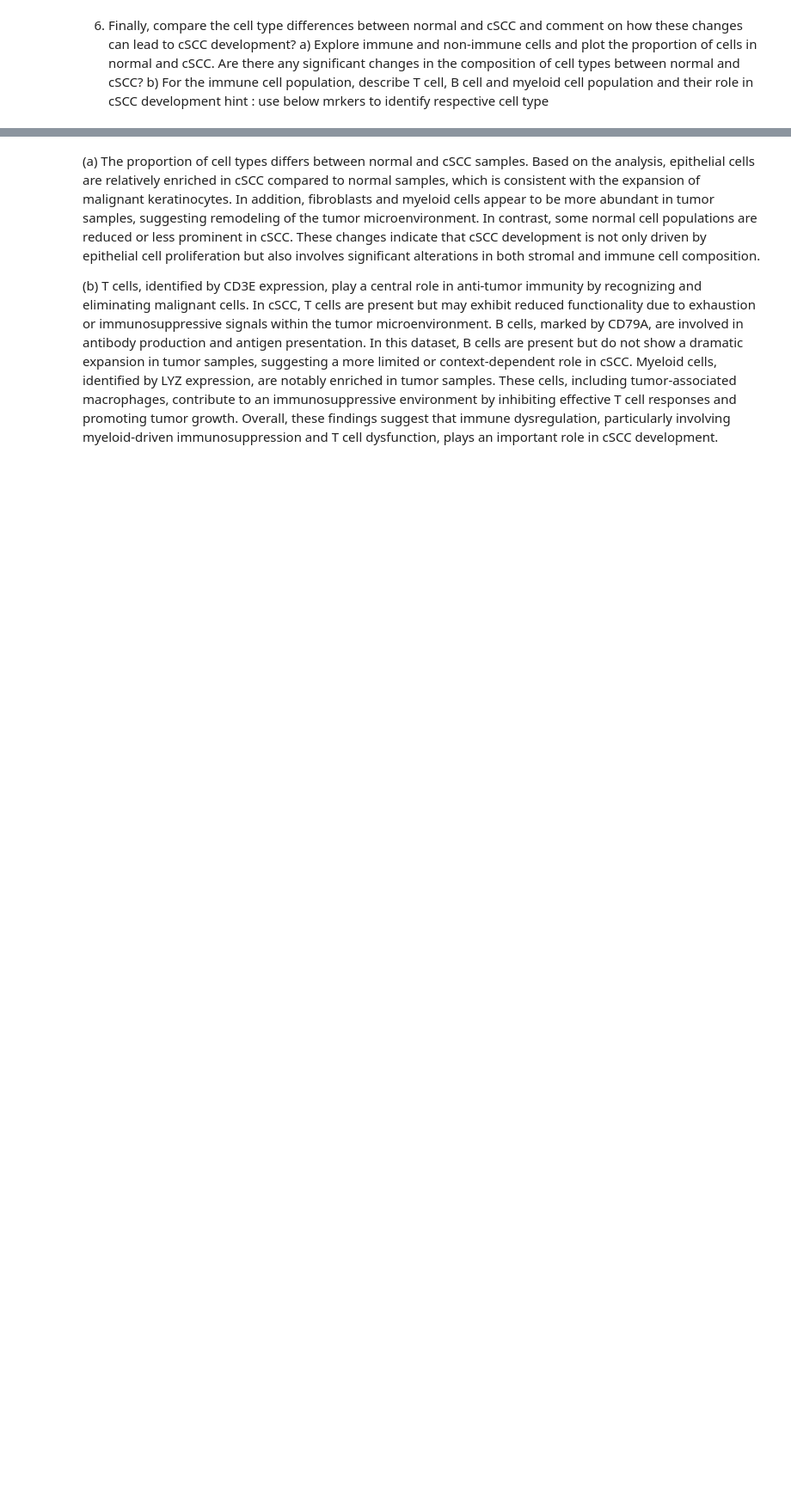
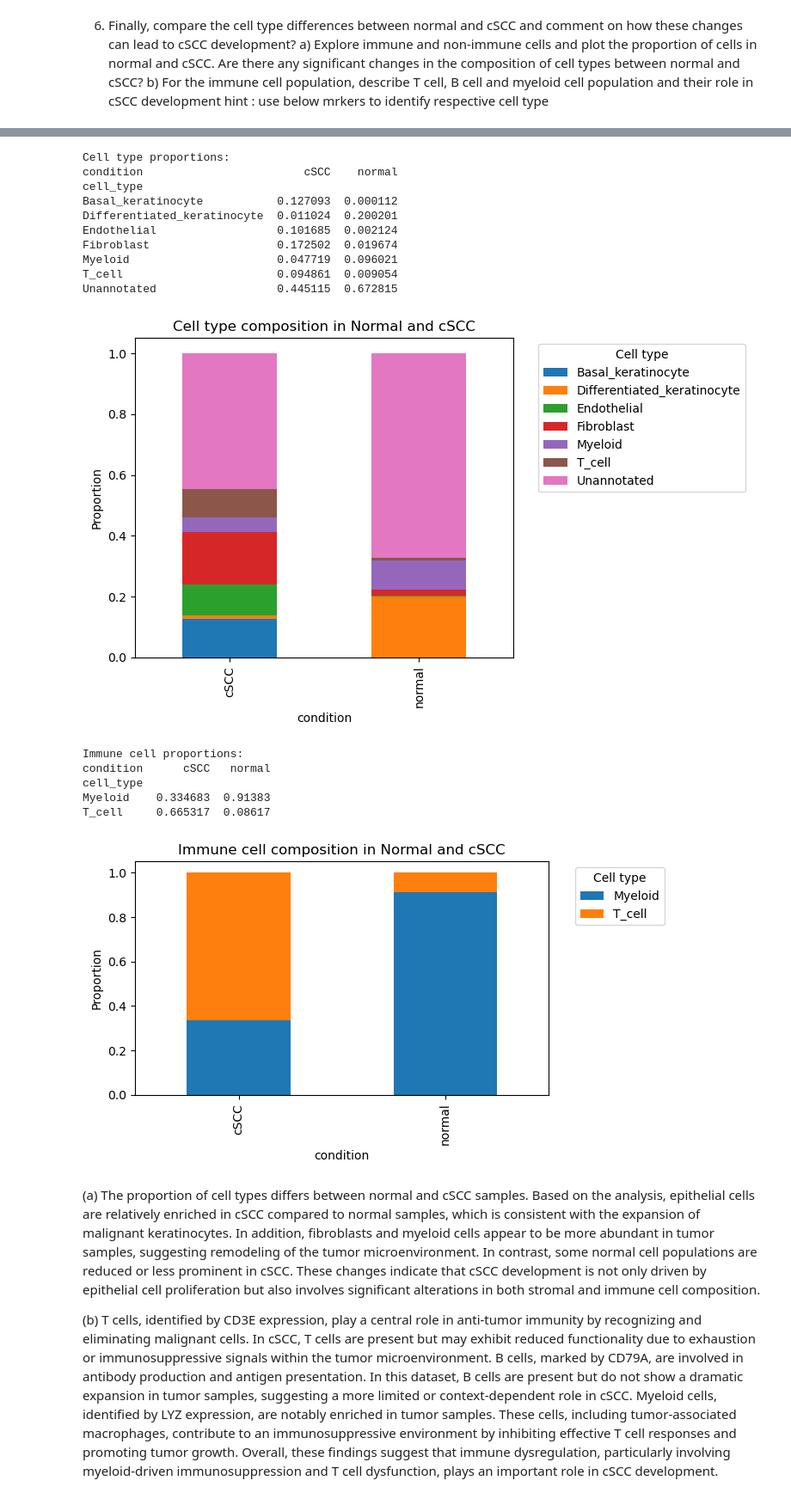
Before and after one commit to siyungo0127-code/single-cell-rna-seq-analysis, a Jupyter notebook: notebooks/01_qc_filtering_normalization.ipynb, the cells around one changed output, grey strips where cells are left out. Shown at 86% size. Cells and saved outputs as stored; diff of their text form; code cells hidden in the pictures; blank space fills up the shorter version.

```diff
--- a/notebooks/01_qc_filtering_normalization.ipynb
+++ b/notebooks/01_qc_filtering_normalization.ipynb
@@ -337,8 +482,7 @@ import matplotlib.pyplot as plt
 
 cell_type_counts = pd.crosstab(adata.obs["cell_type"], adata.obs["condition"])
 cell_type_props = cell_type_counts.div(cell_type_counts.sum(axis=0), axis=1)
-print("
-Cell type proportions:")
+print("\nCell type proportions:")
 print(cell_type_props)
 
 ax = cell_type_props.T.plot(
@@ -346,35 +490,52 @@ ax = cell_type_props.T.plot(
     stacked=True,
     figsize=(8, 5)
 )
 ax.set_ylabel("Proportion")
 ax.set_title("Cell type composition in Normal and cSCC")
 ax.legend(title="Cell type", bbox_to_anchor=(1.05, 1), loc="upper left")
 plt.tight_layout()
 ax.get_figure().savefig(
     FIGURE_DIR / "03_celltype_composition_normal_vs_cscc.png",
     dpi=300,
     bbox_inches="tight",
 )
 plt.show()
 
 immune_types = ["T_cell", "B_cell", "Plasma", "Myeloid", "Dendritic", "NK_cell"]
 immune_data = adata[adata.obs["cell_type"].isin(immune_types), :].copy()
 immune_counts = pd.crosstab(immune_data.obs["cell_type"], immune_data.obs["condition"])
 immune_props = immune_counts.div(immune_counts.sum(axis=0), axis=1)
-print("
-Immune cell proportions:")
+print("\nImmune cell proportions:")
 print(immune_props)
 
 immune_ax = immune_props.T.plot(
     kind="bar",
     stacked=True,
     figsize=(7, 4)
 )
 immune_ax.set_ylabel("Proportion")
 immune_ax.set_title("Immune cell composition in Normal and cSCC")
 immune_ax.legend(title="Cell type", bbox_to_anchor=(1.05, 1), loc="upper left")
 plt.tight_layout()
 plt.show()
+# %% [output]
+Cell type proportions:
+condition                        cSCC    normal
+cell_type
+Basal_keratinocyte           0.127093  0.000112
+Differentiated_keratinocyte  0.011024  0.200201
+Endothelial                  0.101685  0.002124
+Fibroblast                   0.172502  0.019674
+Myeloid                      0.047719  0.096021
+T_cell                       0.094861  0.009054
+Unannotated                  0.445115  0.672815
+[figure, added]
+Immune cell proportions:
+condition      cSCC   normal
+cell_type
+Myeloid    0.334683  0.91383
+T_cell     0.665317  0.08617
+[figure, added]
 # %% [markdown]
 (a)
 The proportion of cell types differs between normal and cSCC samples. Based on the analysis, epithelial cells are relatively enriched in cSCC compared to normal samples, which is consistent with the expansion of malignant keratinocytes. In addition, fibroblasts and myeloid cells appear to be more abundant in tumor samples, suggesting remodeling of the tumor microenvironment.
```
Also changed, not shown: parts of 13 cells of this notebook, 5 other files.
